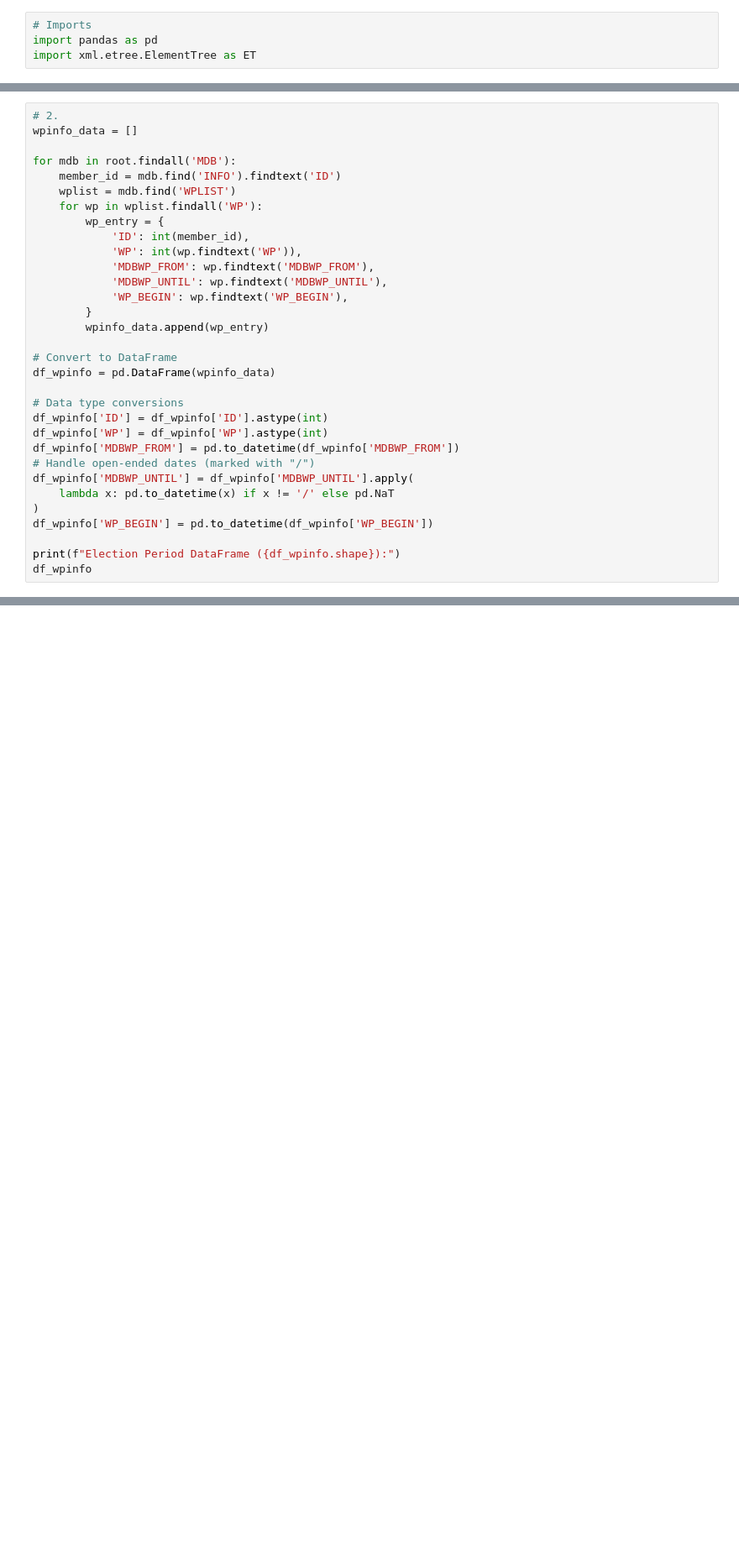
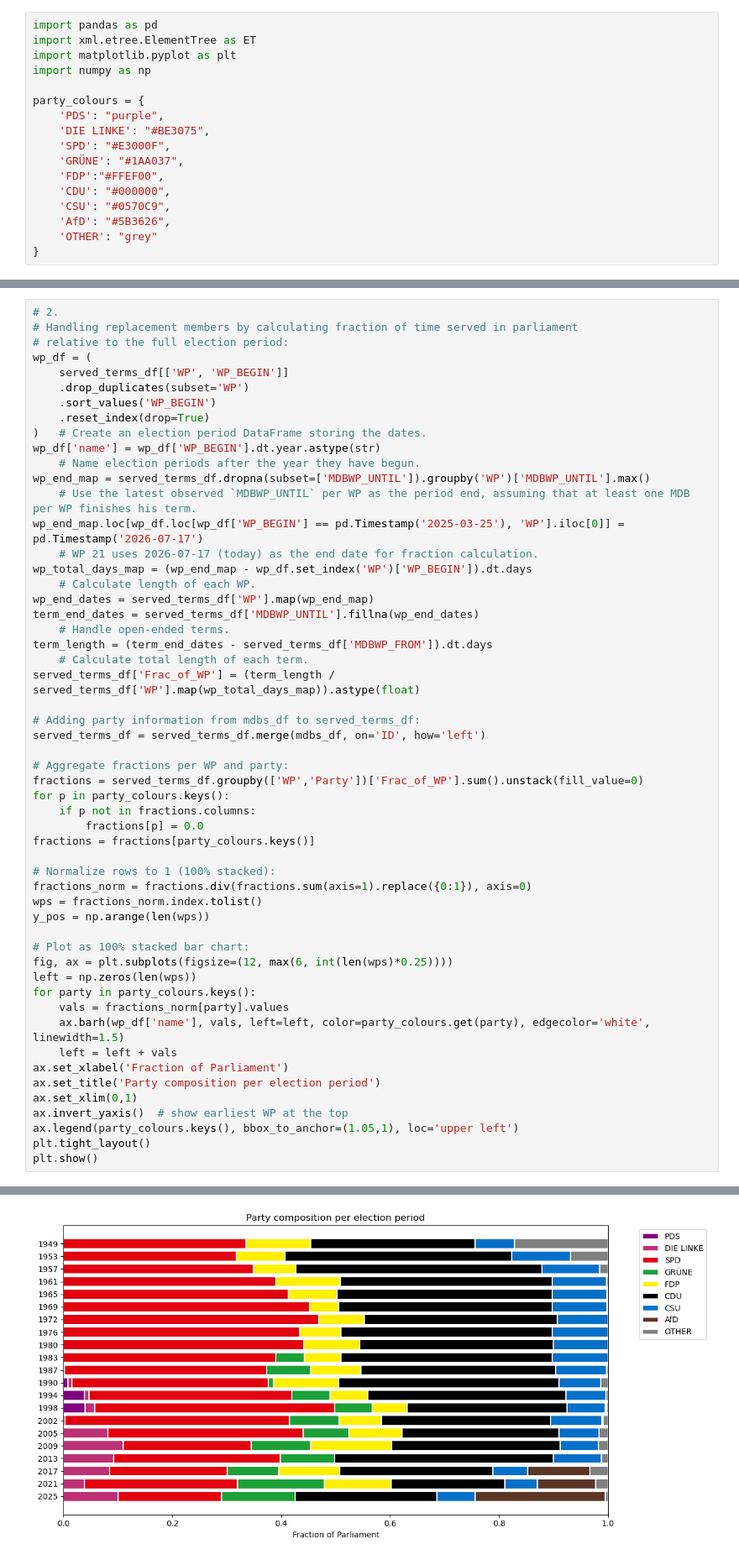
Before and after one commit to carl-lorenz/Visualization, a Jupyter notebook: Exam/1_members_of_german_parliament.ipynb, the cells around one changed output, grey strips where cells are left out. Shown at 84% size. Drawn from its saved outputs; the diff is of its cells as text; blank space fills up the shorter version.

Commit message:
17.7. v1: try to get insight into xml file before continuing. last graphic needs fix (martin hohmann inkonsistenz)

```diff
--- a/Exam/1_members_of_german_parliament.ipynb
+++ b/Exam/1_members_of_german_parliament.ipynb
@@ -1,6 +1,19 @@
 # %%
-# Imports
 import pandas as pd
 import xml.etree.ElementTree as ET
+import matplotlib.pyplot as plt
+import numpy as np
+
+party_colours = {
+    'PDS': "purple",
+    'DIE LINKE': "#BE3075",
+    'SPD': "#E3000F",
+    'GRÜNE': "#1AA037",
+    'FDP':"#FFEF00",
+    'CDU': "#000000",
+    'CSU': "#0570C9",
+    'AfD': "#5B3626",
+    'OTHER': "grey"
+}
 # %%
 # 1.
@@ -54,34 +92,56 @@ df_members
 4614 rows × 9 columns
 # %%
 # 2.
-wpinfo_data = []
+# Handling replacement members by calculating fraction of time served in parliament
+# relative to the full election period:
+wp_df = (
+    served_terms_df[['WP', 'WP_BEGIN']]
+    .drop_duplicates(subset='WP')
+    .sort_values('WP_BEGIN')
+    .reset_index(drop=True)
+)   # Create an election period DataFrame storing the dates.
+wp_df['name'] = wp_df['WP_BEGIN'].dt.year.astype(str)
+    # Name election periods after the year they have begun.
+wp_end_map = served_terms_df.dropna(subset=['MDBWP_UNTIL']).groupby('WP')['MDBWP_UNTIL'].max()
+    # Use the latest observed `MDBWP_UNTIL` per WP as the period end, assuming that at least one MDB per WP finishes his term.
+wp_end_map.loc[wp_df.loc[wp_df['WP_BEGIN'] == pd.Timestamp('2025-03-25'), 'WP'].iloc[0]] = pd.Timestamp('2026-07-17')
+    # WP 21 uses 2026-07-17 (today) as the end date for fraction calculation.
+wp_total_days_map = (wp_end_map - wp_df.set_index('WP')['WP_BEGIN']).dt.days
+    # Calculate length of each WP.
+wp_end_dates = served_terms_df['WP'].map(wp_end_map)
+term_end_dates = served_terms_df['MDBWP_UNTIL'].fillna(wp_end_dates)
+    # Handle open-ended terms.
+term_length = (term_end_dates - served_terms_df['MDBWP_FROM']).dt.days
+    # Calculate total length of each term.
+served_terms_df['Frac_of_WP'] = (term_length / served_terms_df['WP'].map(wp_total_days_map)).astype(float)
 
-for mdb in root.findall('MDB'):
-    member_id = mdb.find('INFO').findtext('ID')
-    wplist = mdb.find('WPLIST')
-    for wp in wplist.findall('WP'):
-        wp_entry = {
-            'ID': int(member_id),
-            'WP': int(wp.findtext('WP')),
-            'MDBWP_FROM': wp.findtext('MDBWP_FROM'),
-            'MDBWP_UNTIL': wp.findtext('MDBWP_UNTIL'),
-            'WP_BEGIN': wp.findtext('WP_BEGIN'),
-        }
-        wpinfo_data.append(wp_entry)
+# Adding party information from mdbs_df to served_terms_df:
+served_terms_df = served_terms_df.merge(mdbs_df, on='ID', how='left')
 
-# Convert to DataFrame
-df_wpinfo = pd.DataFrame(wpinfo_data)
+# Aggregate fractions per WP and party:
+fractions = served_terms_df.groupby(['WP','Party'])['Frac_of_WP'].sum().unstack(fill_value=0)
+for p in party_colours.keys():
+    if p not in fractions.columns:
+        fractions[p] = 0.0
+fractions = fractions[party_colours.keys()]
 
-# Data type conversions
-df_wpinfo['ID'] = df_wpinfo['ID'].astype(int)
-df_wpinfo['WP'] = df_wpinfo['WP'].astype(int)
-df_wpinfo['MDBWP_FROM'] = pd.to_datetime(df_wpinfo['MDBWP_FROM'])
-# Handle open-ended dates (marked with "/")
-df_wpinfo['MDBWP_UNTIL'] = df_wpinfo['MDBWP_UNTIL'].apply(
-    lambda x: pd.to_datetime(x) if x != '/' else pd.NaT
-)
-df_wpinfo['WP_BEGIN'] = pd.to_datetime(df_wpinfo['WP_BEGIN'])
+# Normalize rows to 1 (100% stacked):
+fractions_norm = fractions.div(fractions.sum(axis=1).replace({0:1}), axis=0)
+wps = fractions_norm.index.tolist()
+y_pos = np.arange(len(wps))
 
-print(f"Election Period DataFrame ({df_wpinfo.shape}):")
-df_wpinfo
+# Plot as 100% stacked bar chart:
+fig, ax = plt.subplots(figsize=(12, max(6, int(len(wps)*0.25))))
+left = np.zeros(len(wps))
+for party in party_colours.keys():
+    vals = fractions_norm[party].values
+    ax.barh(wp_df['name'], vals, left=left, color=party_colours.get(party), edgecolor='white', linewidth=1.5)
+    left = left + vals
+ax.set_xlabel('Fraction of Parliament')
+ax.set_title('Party composition per election period')
+ax.set_xlim(0,1)
+ax.invert_yaxis()  # show earliest WP at the top
+ax.legend(party_colours.keys(), bbox_to_anchor=(1.05,1), loc='upper left')
+plt.tight_layout()
+plt.show()
 # %% [output]
@@ -101,0 +148 @@ Election Period DataFrame ((13046, 5)):
+[figure, added]
```
Also changed, not shown: parts of 6 cells of this notebook.
